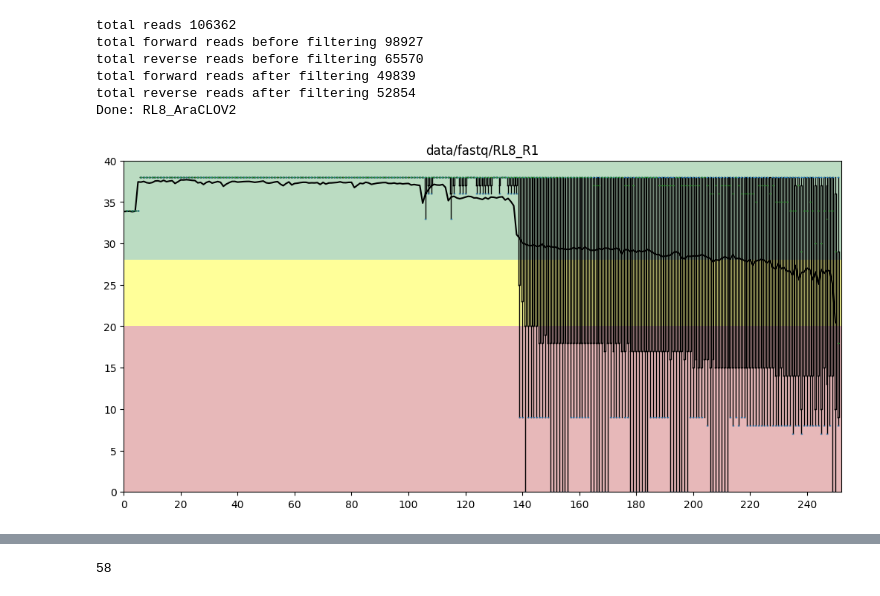
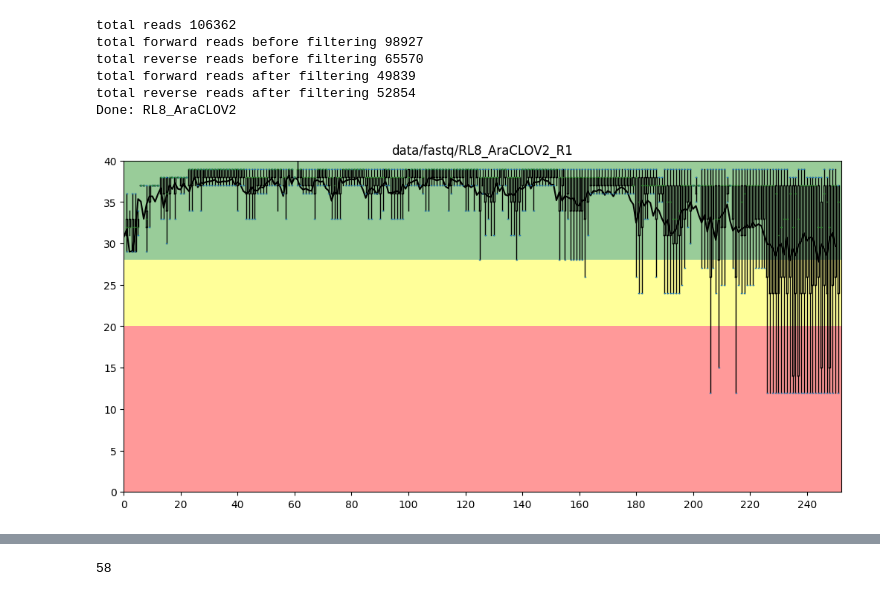
Before and after one commit to AliceHovsepyan/pogo_pance_draft, a Jupyter notebook: DMS_analysis.ipynb, the cells around one changed output, grey strips where cells are left out. Cells and saved outputs as stored; diff of their text form; code cells hidden in the pictures.

```diff
--- a/DMS_analysis.ipynb
+++ b/DMS_analysis.ipynb
@@ -418,36 +472,36 @@ Done: RL8_AraCLOV2
 from Bio import SeqIO
 # %%
 fig, axs = plt.subplots(1, 1, figsize=(10, 5), layout='constrained')#plt.subplots(4, 2, figsize=(20, 20))
-filename = f"data/fastq/RL8_R1_001.fastq"
+filename = f"data/fastq/RL8_AraCLOV2_R1_001.fastq"
 
 fastq_parser = SeqIO.parse(filename, "fastq")
 res=[]
 
 for record in fastq_parser:
     score=record.letter_annotations["phred_quality"]
     res.append(score)
 df = pd.DataFrame(res)
 l = len(df.T)+1
 
 ax = axs
 
 rect = patches.Rectangle((0,0),l,20,linewidth=0,facecolor='r',alpha=.4)
 ax.add_patch(rect)
 rect = patches.Rectangle((0,20),l,8,linewidth=0,facecolor='yellow',alpha=.4)
 ax.add_patch(rect)
 rect = patches.Rectangle((0,28),l,12,linewidth=0,facecolor='g',alpha=.4)
 ax.add_patch(rect)
 df.mean().plot(ax=ax,c='black')
 boxprops = dict(linestyle='-', linewidth=1, color='black')
 df.plot(kind='box', ax=ax, grid=False, showfliers=False,
         color=dict(boxes='black',whiskers='black')  )
 ax.set_xticks(np.arange(0, l, 20))
 ax.set_xticklabels(np.arange(0, l,20))
 
 ax.set_xlim((0,l))
 ax.set_ylim((0,40))
 ax.set_title(filename.split(".")[0][:-4])
-plt.savefig(f"{FigFolder}/R1_quality_scores.pdf", bbox_inches="tight")
+#plt.savefig(f"{FigFolder}/R1_quality_scores.pdf", bbox_inches="tight")
 plt.show()
 # %% [output]
-[figure, old version]
+[figure, new version]
```
Also changed, not shown: parts of 12 cells of this notebook, 5 other files.
